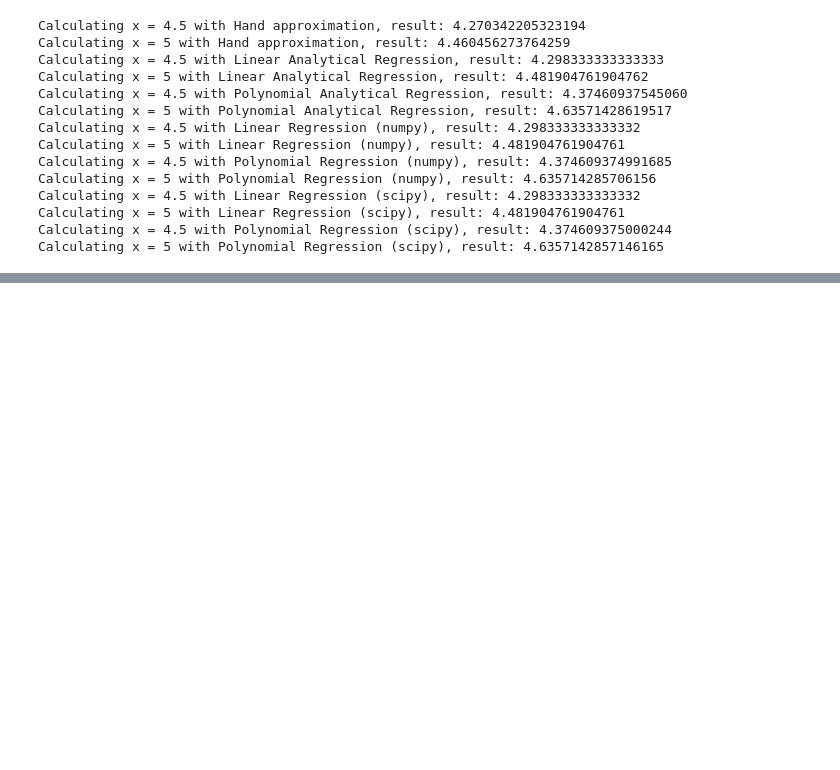
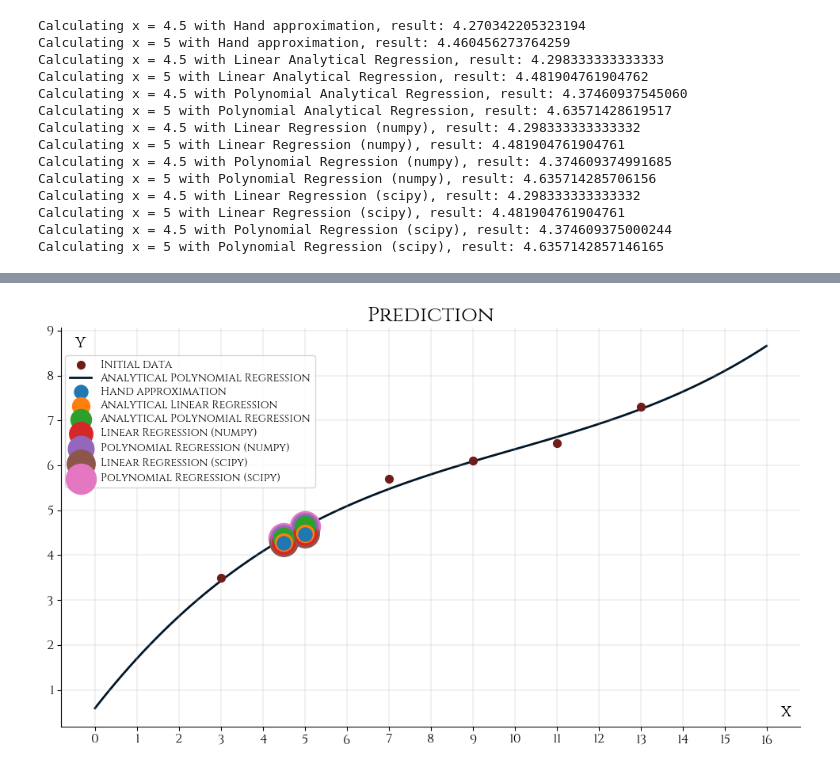
Before and after one commit to kwuh91/Machine-Learning, a Jupyter notebook: HW1/HW1.1/main.ipynb, the cells around one changed output, grey strips where cells are left out. Drawn from its saved outputs; the diff is of its cells as text; code cells hidden in the pictures; blank space fills up the shorter version.

```diff
--- a/HW1/HW1.1/main.ipynb
+++ b/HW1/HW1.1/main.ipynb
@@ -19,7 +19,7 @@ font_path = '../../extra/Cinzel-VariableFont_wght.ttf'
 cinzel_font = fm.FontProperties(fname=font_path)
 fm.fontManager.addfont(font_path)
 # %%
-SAVE_PLOTS = True
+SAVE_PLOTS = False
 RED = '#6F1D1B'
 RICH_BLACK = '#011627'
 # %%
@@ -189,9 +189,15 @@ buildBar('Linear_Regression_Analytical', '$\\hat{y}$', 'Linear Regression (using
 # %% [markdown]
 <h3> <center> Полиномиальная регрессия. Аналитический метод </center> </h3>
 # %%
-overlineX, overlineX2, overlineX3, overlineX4, overlineX5, overlineX6 = sympy.symbols('\\overline{X} \\overline{X^2} \\overline{X^3} \\overline{X^4} \\overline{X^5} \\overline{X^6}')
-beta0, beta1, beta2, beta3 = sympy.symbols('\\hat{\\beta_0} \\hat{\\beta_1} \\hat{\\beta_2} \\hat{\\beta_3}')
-overlineY, overlineXY, overlineX2Y, overlineX3Y = sympy.symbols('\\overline{Y} \\overline{XY} \\overline{X^2Y} \\overline{X^3Y}')
+overlineX,  overlineX2, overlineX3, \
+overlineX4, overlineX5, overlineX6 = \
+        sympy.symbols('\\overline{X} \\overline{X^2} \\overline{X^3} \\overline{X^4} \\overline{X^5} \\overline{X^6}')
+beta0, beta1, \
+beta2, beta3 = \
+        sympy.symbols('\\hat{\\beta_0} \\hat{\\beta_1} \\hat{\\beta_2} \\hat{\\beta_3}')
+overlineY,   overlineXY, \
+overlineX2Y, overlineX3Y = \
+        sympy.symbols('\\overline{Y} \\overline{XY} \\overline{X^2Y} \\overline{X^3Y}')
 # %%
 X = sympy.Matrix([[1,          overlineX,  overlineX2, overlineX3],
                   [overlineX,  overlineX2, overlineX3, overlineX4],
@@ -474,3 +485,65 @@ Calculating x = 4.5 with Linear Regression (scipy), result: 4.298333333333332
 Calculating x = 5 with Linear Regression (scipy), result: 4.481904761904761
 Calculating x = 4.5 with Polynomial Regression (scipy), result: 4.374609375000244
 Calculating x = 5 with Polynomial Regression (scipy), result: 4.6357142857146165
+# %%
+def buildBar(filename):
+    _, ax = plt.subplots(figsize=(10, 6))
+
+    # initial data
+    ax.scatter(x_values_,
+               y_values_,
+               color=RED,
+               s=50,
+               label='Initial data',
+               zorder=2)
+
+    # analytical polynomial regression
+    universal_x_values = np.linspace(0, x_values_[-1] + 3, 100)
+
+    ax.plot(universal_x_values,
+            y_values_polynomial_analytical,
+            linewidth=2,
+            label='Analytical Polynomial Regression',
+            zorder=1,
+            color=RICH_BLACK)
+
+    # predicted values
+    methods = [
+        "Hand approximation",
+        "Analytical Linear Regression",
+        "Analytical Polynomial Regression",
+        "Linear Regression (numpy)",
+        "Polynomial Regression (numpy)",
+        "Linear Regression (scipy)",
+        "Polynomial Regression (scipy)",
+    ]
+
+    x_values = [4.5, 5]
+    results = {
+        "Hand approximation": [4.270342205323194, 4.460456273764259],
+        "Analytical Linear Regression": [4.298333333333333, 4.481904761904762],
+        "Analytical Polynomial Regression": [4.37460937545060, 4.63571428619517],
+        "Linear Regression (numpy)": [4.298333333333332, 4.481904761904761],
+        "Polynomial Regression (numpy)": [4.374609374991685, 4.635714285706156],
+        "Linear Regression (scipy)": [4.298333333333332, 4.481904761904761],
+        "Polynomial Regression (scipy)": [4.374609375000244, 4.6357142857146165],
+    }
+
+    i = 3
+    for method in methods:
+        plt.scatter(x_values, results[method], label=method, s=50 + 100 * (i-2), zorder=12-i)
+        print(50 + 25 * (i-2), 12-i)
+        i += 1
+
+    plt.grid(linestyle='-', linewidth=0.25)
+
+    ax.set_title('Prediction')
+    decorate_plot(ax, np.arange(universal_x_values[0], universal_x_values[-1]+1, 1), 'x', 'y', loc=(0.005, 0.6))
+
+    if SAVE_PLOTS:
+        plt.savefig(f'images/{filename}.png', dpi=300, transparent=True)
+
+    plt.show()
+
+buildBar('Prediction_Plot')
+# %% [output]
@@ -476,0 +557 @@ Calculating x = 5 with Polynomial Regression (scipy), result: 4.6357142857146165
+[figure, added]
```
Also changed, not shown: parts of 3 cells of this notebook, 13 other files.
